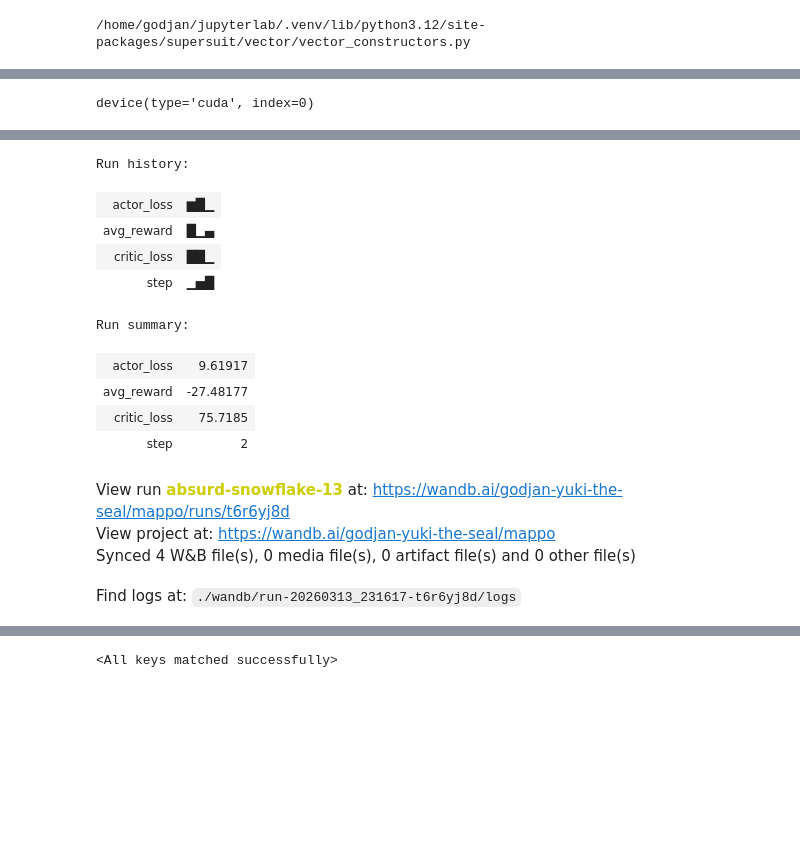
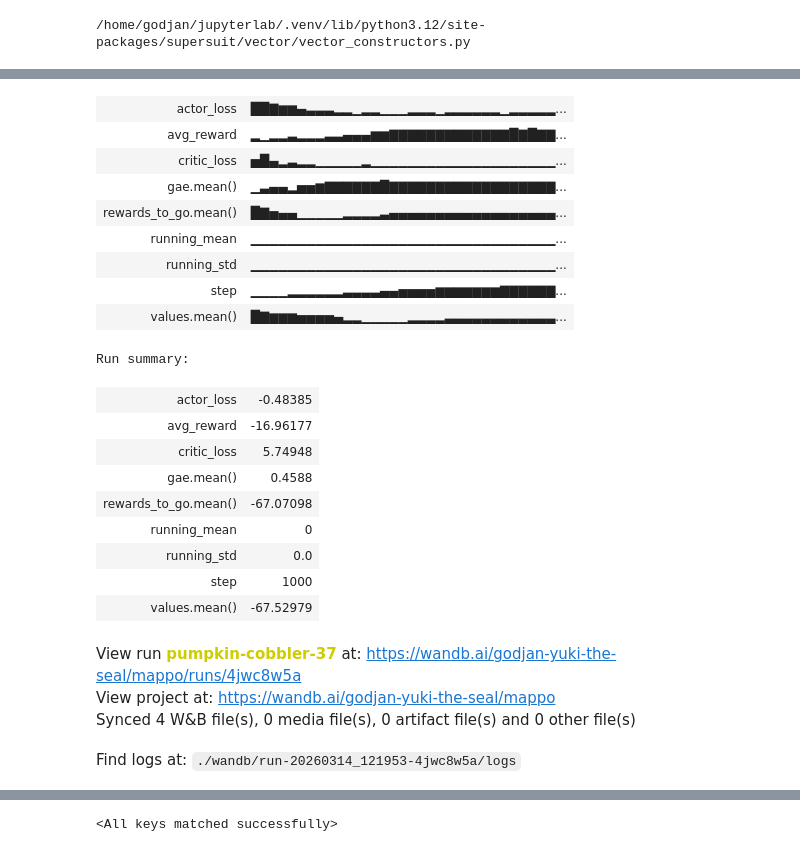
Before and after one commit to g0djan/mappo, a Jupyter notebook: eeml.ipynb, the cells around one changed output, grey strips where cells are left out. Cells and saved outputs as stored; diff of their text form; code cells hidden in the pictures; blank space fills up the shorter version.

```diff
--- a/eeml.ipynb
+++ b/eeml.ipynb
@@ -367,6 +406,6 @@ mp.set_start_method('spawn', force=True)
 # %%
 from tqdm.auto import trange
-total_steps = 2
+total_steps = 000 # 10000
 
 
 NUM_ENVS = 128
@@ -395,6 +434,8 @@ env = ss.pettingzoo_env_to_vec_env_v1(env)
 env = ss.concat_vec_envs_v1(env, num_vec_envs=NUM_ENVS, num_cpus=os.cpu_count())
 env_runner = EnvRunner(env)
 
+stats = RunningStats()
+
 observation_len = env.observation_space.shape[0]
 state_len = 2 * observation_len
 n_actions = env.action_space.n
@@ -473,25 +487,25 @@ View run at https://wandb.ai/godjan-yuki-the-seal/mappo/runs/t6r6yj8d
 # %%
 checkpoint_folder_name = "checkpoints/" + run.name
 os.mkdir(checkpoint_folder_name)
-# %%
-next(agent_reference.nn.parameters()).device
-# %% [output]
-device(type='cuda', index=0)
 # %%
 import datetime
 step = 0
 with trange(step, total_steps + 1) as progress_bar:
     for step in progress_bar:
+        # print(step)
         with torch.no_grad():
             trajectory = env_runner.collect_trajectory(agent_reference, critic_reference, BUFFER_LENGTH)
-            trajectory["values"] = denormalise_values(trajectory["values"], running_std, running_mean)
+            # trajectory["values"] = denormalise_values(trajectory["values"], stats.std, stats.mean)
             trajectory["gae"] = compute_gae(trajectory, GAMMA, GAE_LAMBDA)
             trajectory = equalise_lengths(trajectory)
             trajectory["rewards_to_go"] = compute_rewards_to_go(trajectory)
 
-            running_var, running_mean = update_var_mean(running_var, running_mean, trajectory["rewards_to_go"], ALPHA)
-            running_std = running_var.sqrt()
-            trajectory["rewards_to_go"] = normalise_rewards_to_go(trajectory["rewards_to_go"], running_std, running_mean)
+            # running_var, running_mean = update_var_mean(running_var, running_mean, trajectory["rewards_to_go"], ALPHA)
+            # running_std = running_var.sqrt()
+
+            # stats.update(trajectory["rewards_to_go"])
+            # trajectory["rewards_to_go"] = normalise_rewards_to_go(trajectory["rewards_to_go"], stats.std, stats.mean)
+
 
 
         avg_reward = trajectory["rewards"].sum(dim=0).mean()
@@ -508,9 +522,6 @@ with trange(step, total_steps + 1) as progress_bar:
                 actor_loss = compute_actor_loss(agent_reference, mini_batch_trajectory)
                 critic_loss = compute_critic_loss(critic_reference, mini_batch_trajectory)
 
-
-
-
                 actor_loss.backward()
                 critic_loss.backward()
 
@@ -518,11 +529,17 @@ with trange(step, total_steps + 1) as progress_bar:
                 optimizer_critic.step()
                 optimizer_actor.zero_grad()
                 optimizer_critic.zero_grad()
-        run.log({
-                    "step": step,
-                    "actor_loss": actor_loss,
-                    "critic_loss": critic_loss,
-                    "avg_reward": avg_reward
+        if step > 0:
+            run.log({
+                        "step": step,
+                        "actor_loss": actor_loss,
+                        "critic_loss": critic_loss,
+                        "avg_reward": avg_reward,
+                        "values.mean()": trajectory["values"].mean(),
+                        "gae.mean()": trajectory["gae"].mean(),
+                        "rewards_to_go.mean()": trajectory["rewards_to_go"].mean(),
+                        "running_mean": stats.mean,
+                        "running_std": stats.std
                 })
         if step % 100:
             torch.save(agent_reference.nn.state_dict(), checkpoint_folder_name + "/actor" + str(datetime.datetime.now()))
@@ -550,17 +551,26 @@ tensor([[0.0261, 0.0261, 0.0304,  ..., 0.0332, 0.0280, 0.0280],
+| actor_loss | ██▇▆▆▄▃▃▃▂▂▁▂▂▁▁▁▂▂▂▁▂▂▂▂▂▂▁▂▂▂▂▂... |
+| avg_reward | ▂▁▂▂▃▂▂▂▃▃▄▄▄▆▆▇▇▇▇▇▇▇▇▇▇▇▇▇█▇█▇▇... |
+| critic_loss | ▅█▄▂▃▂▂▁▁▁▁▁▂▁▁▁▁▁▁▁▁▁▁▁▁▁▁▁▁▁▁▁▁... |
+| gae.mean() | ▁▃▄▄▂▅▅▆▇▇▇▇▇▇█▇▇▇▇▇▇▇▇▇▇▇▇▇▇▇▇▇▇... |
+| rewards_to_go.mean() | █▇▅▄▄▁▁▁▁▁▂▂▂▂▃▄▄▄▄▄▄▄▄▄▄▄▄▄▄▄▄▄▄... |
+| running_mean | ▁▁▁▁▁▁▁▁▁▁▁▁▁▁▁▁▁▁▁▁▁▁▁▁▁▁▁▁▁▁▁▁▁... |
+| running_std | ▁▁▁▁▁▁▁▁▁▁▁▁▁▁▁▁▁▁▁▁▁▁▁▁▁▁▁▁▁▁▁▁▁... |
+| step | ▁▁▁▁▂▂▂▂▂▂▃▃▃▃▄▄▅▅▅▅▆▆▆▆▆▆▆▇▇▇▇▇▇... |
+| values.mean() | █▇▆▆▆▅▅▅▅▄▂▂▁▁▁▁▁▂▂▂▂▃▃▃▃▃▃▃▃▃▃▃▃... |
-Run history:
+Run summary:
-| actor_loss | ▆█▁ |
-| avg_reward | █▁▄ |
-| critic_loss | ██▁ |
-| step | ▁▅█ |
-Run summary:
-| actor_loss | 9.61917 |
-| avg_reward | -27.48177 |
-| critic_loss | 75.7185 |
-| step | 2 |
+| actor_loss | -0.48385 |
+| avg_reward | -16.96177 |
+| critic_loss | 5.74948 |
+| gae.mean() | 0.4588 |
+| rewards_to_go.mean() | -67.07098 |
+| running_mean | 0 |
+| running_std | 0.0 |
+| step | 1000 |
+| values.mean() | -67.52979 |
-View run absurd-snowflake-13 at: https://wandb.ai/godjan-yuki-the-seal/mappo/runs/t6r6yj8d
+View run pumpkin-cobbler-37 at: https://wandb.ai/godjan-yuki-the-seal/mappo/runs/4jwc8w5a
 View project at: https://wandb.ai/godjan-yuki-the-seal/mappo
 Synced 4 W&B file(s), 0 media file(s), 0 artifact file(s) and 0 other file(s)
-Find logs at: ./wandb/run-20260313_231617-t6r6yj8d/logs
+Find logs at: ./wandb/run-20260314_121953-4jwc8w5a/logs
 # %%
 def evaluate(env, agent, n_games, t_max=10000, seed=None):
     rewards0 = []
```
Also changed, not shown: parts of 21 cells of this notebook.
